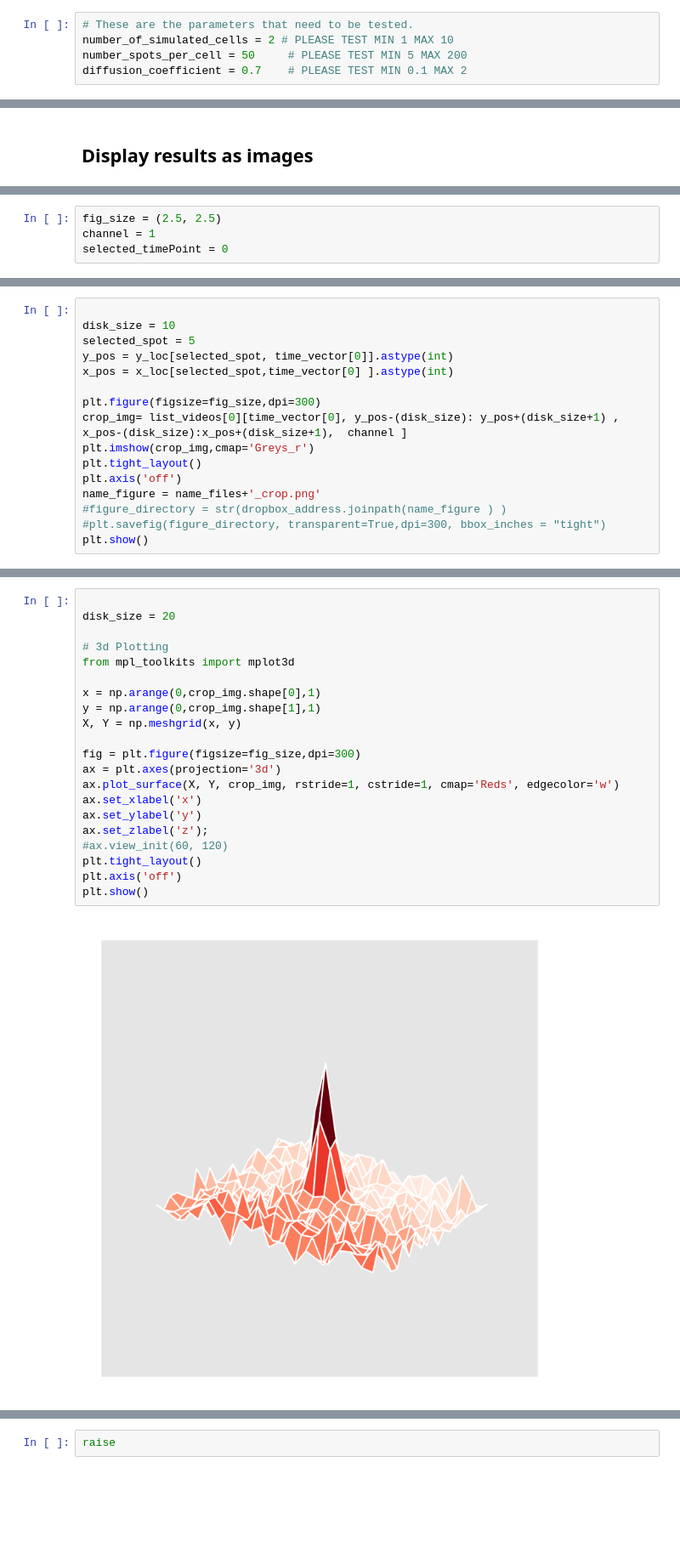
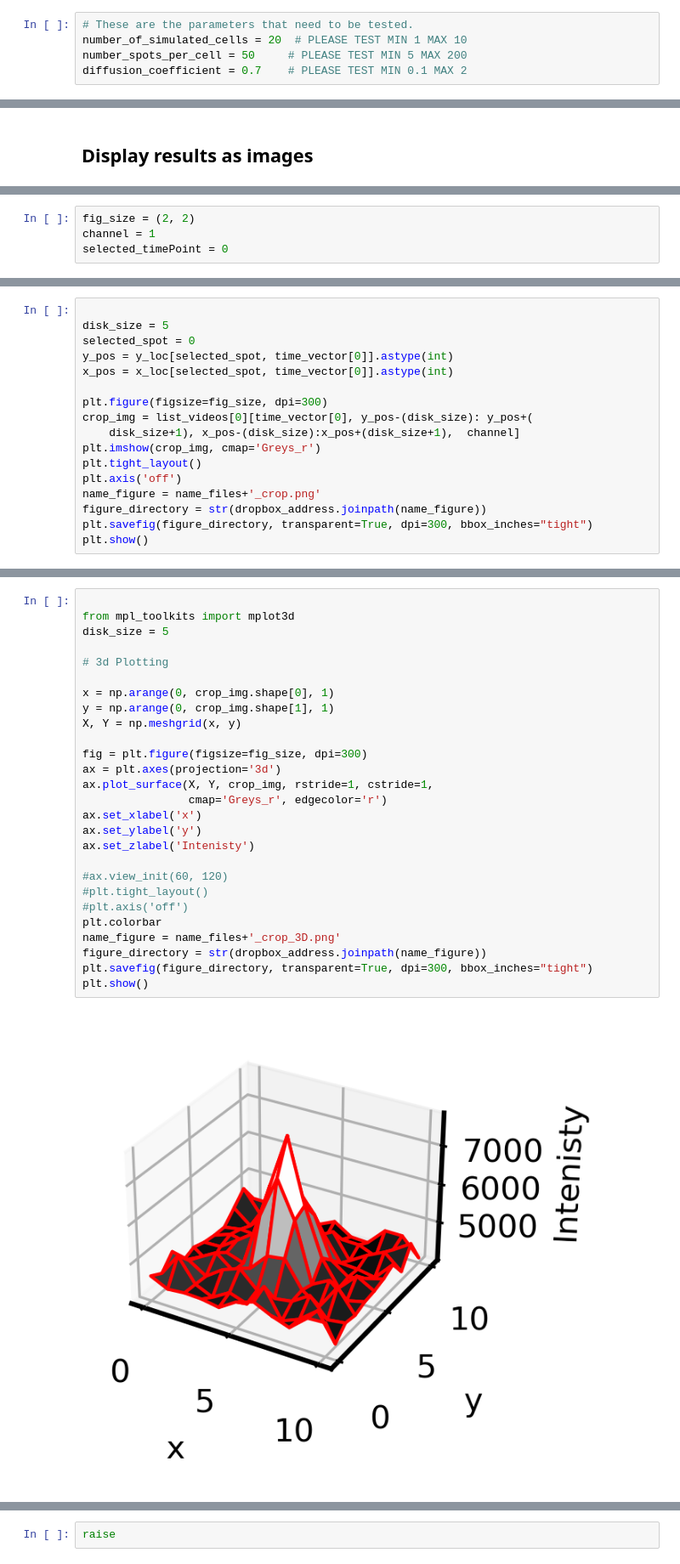
Before and after one commit to MunskyGroup/rsnaped, a Jupyter notebook: notebooks/Paper_Figures/Figure_Pipeline.ipynb, the cells around one changed output, grey strips where cells are left out. Shown at 85% size. Drawn from its saved outputs; the diff is of its cells as text; blank space fills up the shorter version.

Commit message:
images for publication pipeline

```diff
--- a/notebooks/Paper_Figures/Figure_Pipeline.ipynb
+++ b/notebooks/Paper_Figures/Figure_Pipeline.ipynb
@@ -87,7 +100,7 @@ ax.figure.savefig(figure_directory)
 plt.style.use('ggplot')
 # %%
 # These are the parameters that need to be tested.
-number_of_simulated_cells = 2 # PLEASE TEST MIN 1 MAX 10
+number_of_simulated_cells = 20  # PLEASE TEST MIN 1 MAX 10
 number_spots_per_cell = 50     # PLEASE TEST MIN 5 MAX 200
 diffusion_coefficient = 0.7    # PLEASE TEST MIN 0.1 MAX 2
 # %%
@@ -330,5 +372,5 @@ selected_mask  = rsp.CellposeSelection(selected_masks, list_videos[0], selection
 # %%
-fig_size = (2.5, 2.5)
+fig_size = (2, 2)
 channel = 1
 selected_timePoint = 0
 # %%
@@ -390,17 +442,18 @@ plt.show()
 # %%
 
-disk_size = 10
-selected_spot = 5
+disk_size = 5
+selected_spot = 0
 y_pos = y_loc[selected_spot, time_vector[0]].astype(int)
-x_pos = x_loc[selected_spot,time_vector[0] ].astype(int)
+x_pos = x_loc[selected_spot, time_vector[0]].astype(int)
 
-plt.figure(figsize=fig_size,dpi=300)
-crop_img= list_videos[0][time_vector[0], y_pos-(disk_size): y_pos+(disk_size+1) , x_pos-(disk_size):x_pos+(disk_size+1),  channel ]
-plt.imshow(crop_img,cmap='Greys_r')
+plt.figure(figsize=fig_size, dpi=300)
+crop_img = list_videos[0][time_vector[0], y_pos-(disk_size): y_pos+(
+    disk_size+1), x_pos-(disk_size):x_pos+(disk_size+1),  channel]
+plt.imshow(crop_img, cmap='Greys_r')
 plt.tight_layout()
 plt.axis('off')
 name_figure = name_files+'_crop.png'
-#figure_directory = str(dropbox_address.joinpath(name_figure ) )
-#plt.savefig(figure_directory, transparent=True,dpi=300, bbox_inches = "tight")
+figure_directory = str(dropbox_address.joinpath(name_figure))
+plt.savefig(figure_directory, transparent=True, dpi=300, bbox_inches="tight")
 plt.show()
 # %% [output]
@@ -408,26 +461,32 @@ plt.show()
 # %%
 
-disk_size = 20
+from mpl_toolkits import mplot3d
+disk_size = 5
 
 # 3d Plotting
-from mpl_toolkits import mplot3d
 
-x = np.arange(0,crop_img.shape[0],1)
-y = np.arange(0,crop_img.shape[1],1)
+x = np.arange(0, crop_img.shape[0], 1)
+y = np.arange(0, crop_img.shape[1], 1)
 X, Y = np.meshgrid(x, y)
 
-fig = plt.figure(figsize=fig_size,dpi=300)
+fig = plt.figure(figsize=fig_size, dpi=300)
 ax = plt.axes(projection='3d')
-ax.plot_surface(X, Y, crop_img, rstride=1, cstride=1, cmap='Reds', edgecolor='w')
+ax.plot_surface(X, Y, crop_img, rstride=1, cstride=1,
+                cmap='Greys_r', edgecolor='r')
 ax.set_xlabel('x')
 ax.set_ylabel('y')
-ax.set_zlabel('z');
+ax.set_zlabel('Intenisty')
+
 #ax.view_init(60, 120)
-plt.tight_layout()
-plt.axis('off')
+#plt.tight_layout()
+#plt.axis('off')
+plt.colorbar
+name_figure = name_files+'_crop_3D.png'
+figure_directory = str(dropbox_address.joinpath(name_figure))
+plt.savefig(figure_directory, transparent=True, dpi=300, bbox_inches="tight")
 plt.show()
 # %% [output]
-[figure, old version]
+[figure, new version]
 # %%
 I_g.shape
 # %% [output]
```
Also changed, not shown: parts of 38 cells of this notebook.
